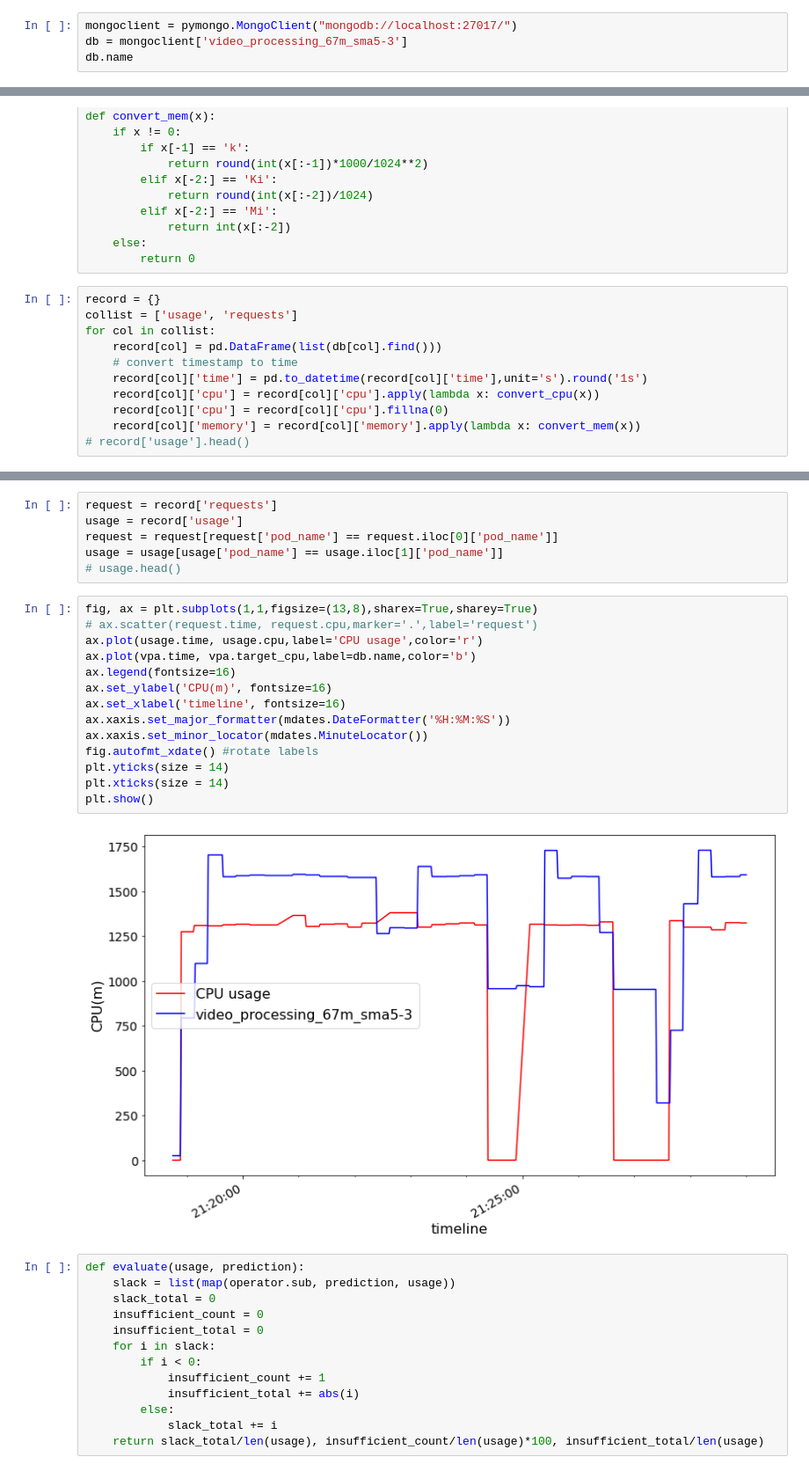
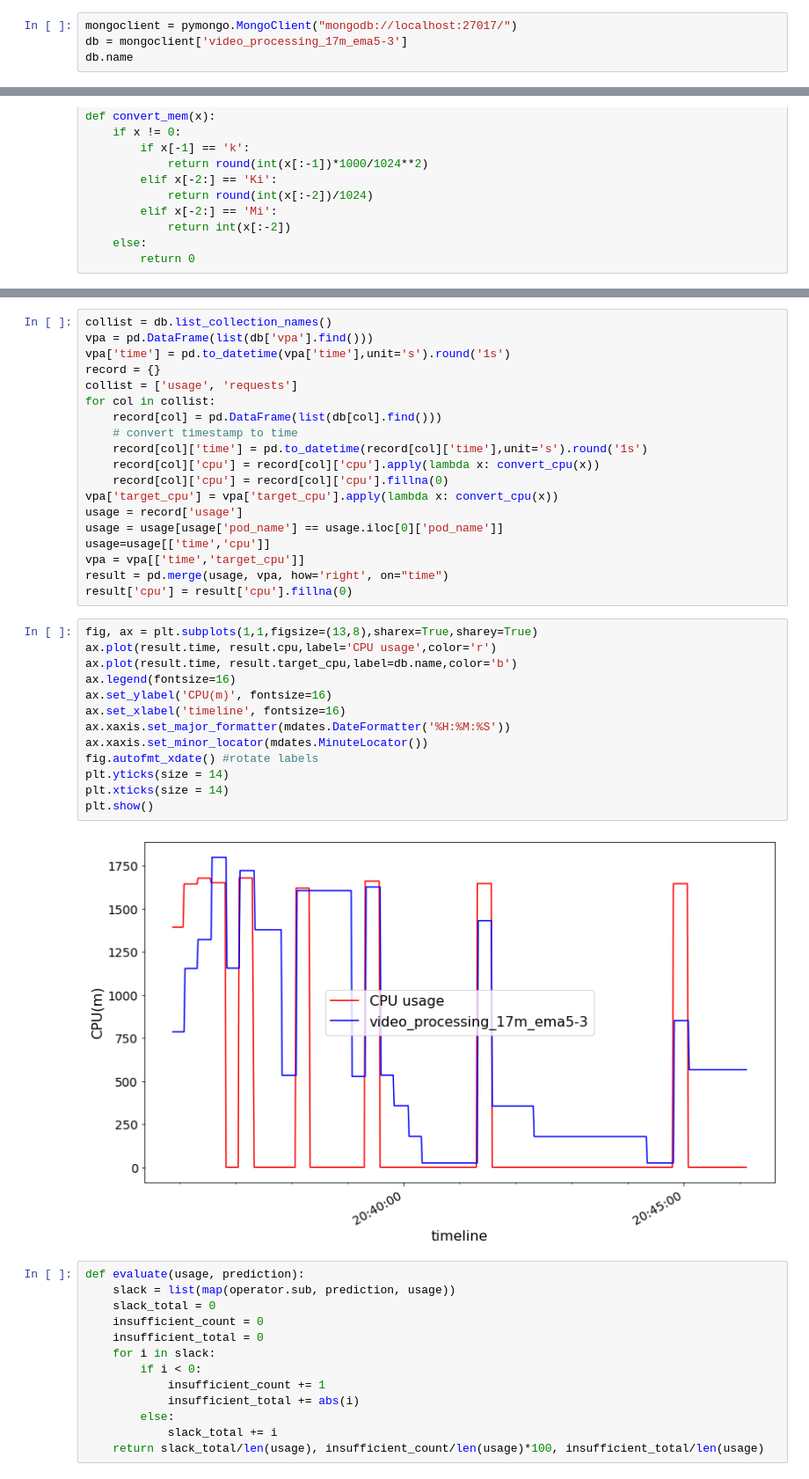
Before and after one commit to ZhaoNeil/On-Demand-Resizing, a Jupyter notebook: serverless-deploy/recommend-cpu.ipynb, the cells around one changed output, grey strips where cells are left out. Shown at 88% size. Drawn from its saved outputs; the diff is of its cells as text.

```diff
--- a/serverless-deploy/recommend-cpu.ipynb
+++ b/serverless-deploy/recommend-cpu.ipynb
@@ -9,6 +9,6 @@ from datetime import datetime
 import matplotlib.dates as mdates
 # %%
 mongoclient = pymongo.MongoClient("mongodb://localhost:27017/")
-db = mongoclient['video_processing_67m_sma5-3']
+db = mongoclient['video_processing_17m_ema5-3']
 db.name
 # %% [output]
@@ -45,14 +36,3 @@ def convert_mem(x):
             return int(x[:-2])
     else:
         return 0
-# %%
-record = {}
-collist = ['usage', 'requests']
-for col in collist:
-    record[col] = pd.DataFrame(list(db[col].find()))
-    # convert timestamp to time
-    record[col]['time'] = pd.to_datetime(record[col]['time'],unit='s').round('1s')
-    record[col]['cpu'] = record[col]['cpu'].apply(lambda x: convert_cpu(x))
-    record[col]['cpu'] = record[col]['cpu'].fillna(0)
-    record[col]['memory'] = record[col]['memory'].apply(lambda x: convert_mem(x))
-# record['usage'].head()
@@ -63,25 +39,37 @@ vpa['upperBound_cpu'] = vpa['upperBound_cpu'].apply(lambda x: convert_cpu(x))
-# %%
-request = record['requests']
-usage = record['usage']
-request = request[request['pod_name'] == request.iloc[0]['pod_name']]
-usage = usage[usage['pod_name'] == usage.iloc[1]['pod_name']]
-# usage.head()
+# %%
+collist = db.list_collection_names()
+vpa = pd.DataFrame(list(db['vpa'].find()))
+vpa['time'] = pd.to_datetime(vpa['time'],unit='s').round('1s')
+record = {}
+collist = ['usage', 'requests']
+for col in collist:
+    record[col] = pd.DataFrame(list(db[col].find()))
+    # convert timestamp to time
+    record[col]['time'] = pd.to_datetime(record[col]['time'],unit='s').round('1s')
+    record[col]['cpu'] = record[col]['cpu'].apply(lambda x: convert_cpu(x))
+    record[col]['cpu'] = record[col]['cpu'].fillna(0)
+vpa['target_cpu'] = vpa['target_cpu'].apply(lambda x: convert_cpu(x))
+usage = record['usage']
+usage = usage[usage['pod_name'] == usage.iloc[0]['pod_name']]
+usage=usage[['time','cpu']]
+vpa = vpa[['time','target_cpu']]
+result = pd.merge(usage, vpa, how='right', on="time")
+result['cpu'] = result['cpu'].fillna(0)
 # %%
 fig, ax = plt.subplots(1,1,figsize=(13,8),sharex=True,sharey=True)
-# ax.scatter(request.time, request.cpu,marker='.',label='request')
-ax.plot(usage.time, usage.cpu,label='CPU usage',color='r')
-ax.plot(vpa.time, vpa.target_cpu,label=db.name,color='b')
+ax.plot(result.time, result.cpu,label='CPU usage',color='r')
+ax.plot(result.time, result.target_cpu,label=db.name,color='b')
 ax.legend(fontsize=16)
 ax.set_ylabel('CPU(m)', fontsize=16)
 ax.set_xlabel('timeline', fontsize=16)
 ax.xaxis.set_major_formatter(mdates.DateFormatter('%H:%M:%S'))
 ax.xaxis.set_minor_locator(mdates.MinuteLocator())
 fig.autofmt_xdate() #rotate labels
 plt.yticks(size = 14)
 plt.xticks(size = 14)
 plt.show()
 # %% [output]
-[figure, old version]
+[figure, new version]
 # %%
 def evaluate(usage, prediction):
     slack = list(map(operator.sub, prediction, usage))
```
Also changed, not shown: parts of 5 cells of this notebook, 3 other files.
